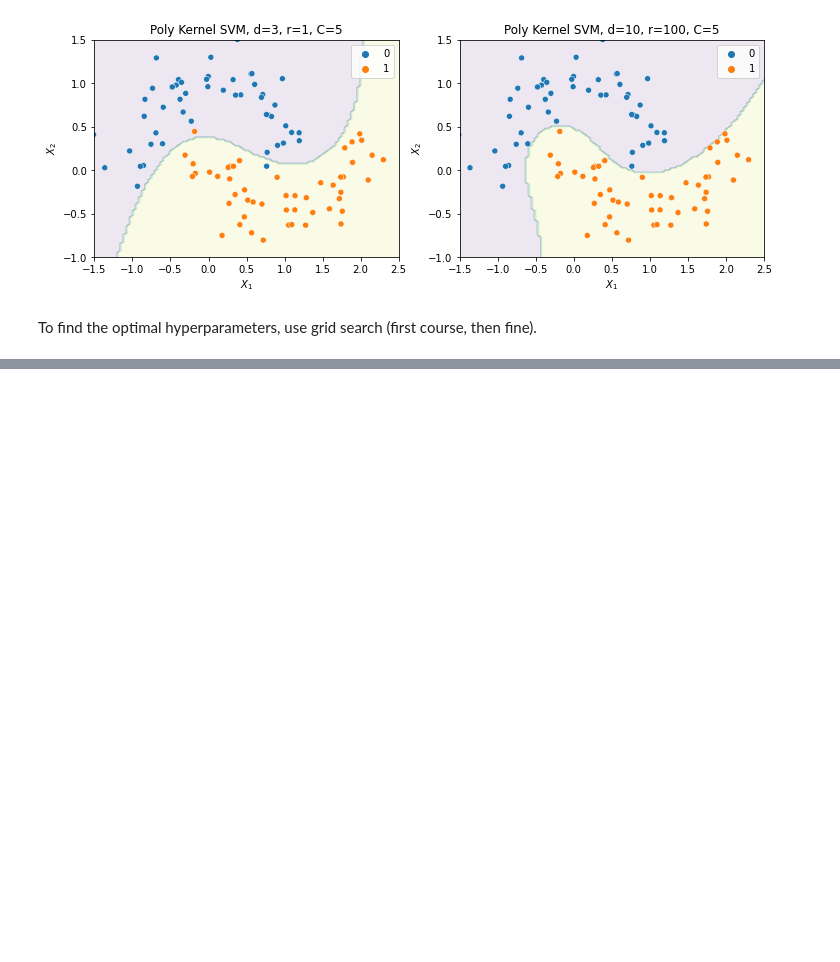
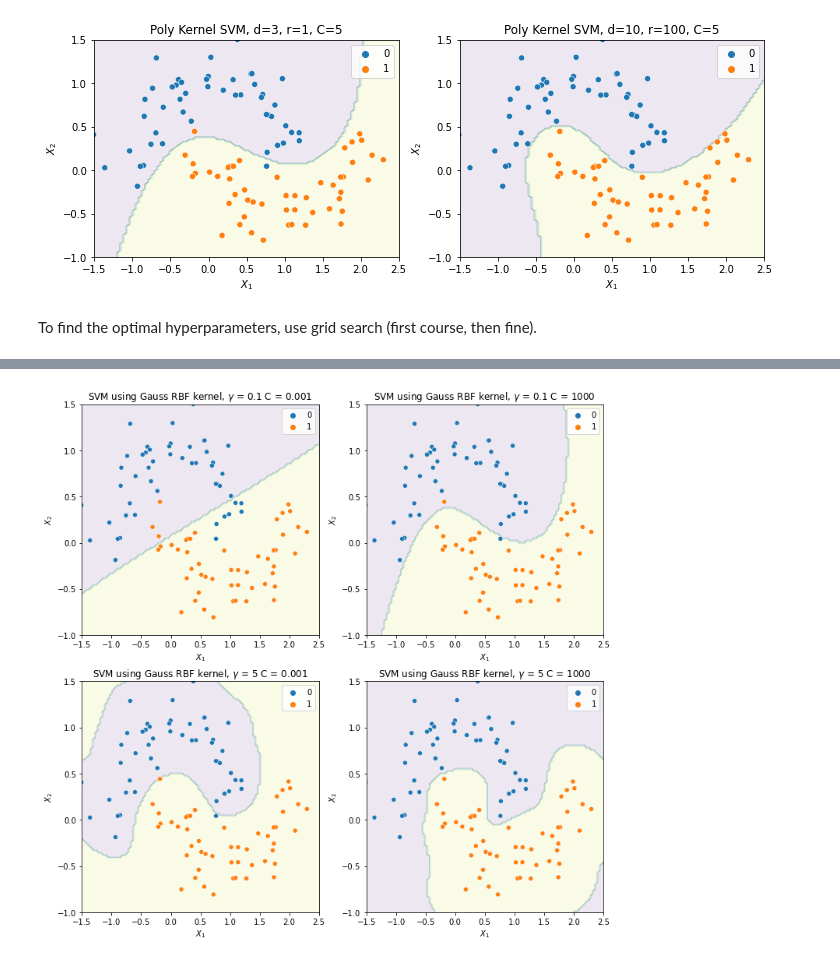
Before and after one commit to mtekant/HOML_2ndEdition, a Jupyter notebook: HOML Notes Ch 5.ipynb, the cells around one changed output, grey strips where cells are left out. Cells and saved outputs as stored; diff of their text form; code cells hidden in the pictures; blank space fills up the shorter version.

```diff
--- a/HOML Notes Ch 5.ipynb
+++ b/HOML Notes Ch 5.ipynb
@@ -232,0 +237,25 @@ To find the optimal hyperparameters, use grid search (first course, then fine).
+# %%
+gammas = [0.1,5]
+Cs = [0.001,1000]
+
+plt.subplots(figsize=(12,12))
+count = 0
+
+for gamma in gammas:
+    for C in Cs:
+        count += 1
+        plt.subplot(2,2,count)
+        rbf_kernel_svm_clf = Pipeline([('scaler',StandardScaler()),
+                              ('svm_clf',svm.SVC(kernel = 'rbf', gamma = gamma, C = C))])
+        rbf_kernel_svm_clf.fit(X,y);
+        class_grid = rbf_kernel_svm_clf.predict(grid)
+        class_grid = class_grid.reshape(np.shape(xgrid))
+        plt.contourf(xgrid,ygrid,class_grid,alpha=0.1)
+        sns.scatterplot(x= X[:,0],y =X[:,1],hue=y)
+        plt.xlabel('$X_1$')
+        plt.ylabel('$X_2$')
+        plt.title('SVM using Gauss RBF kernel, $\\gamma$ = '+ str(gamma)+  ' C = '+ str(C))
+        plt.xlim(-1.5,2.5)
+        plt.ylim(-1,1.5);
+# %% [output]
+[figure, added]
```
Also changed, not shown: parts of 7 cells of this notebook.
